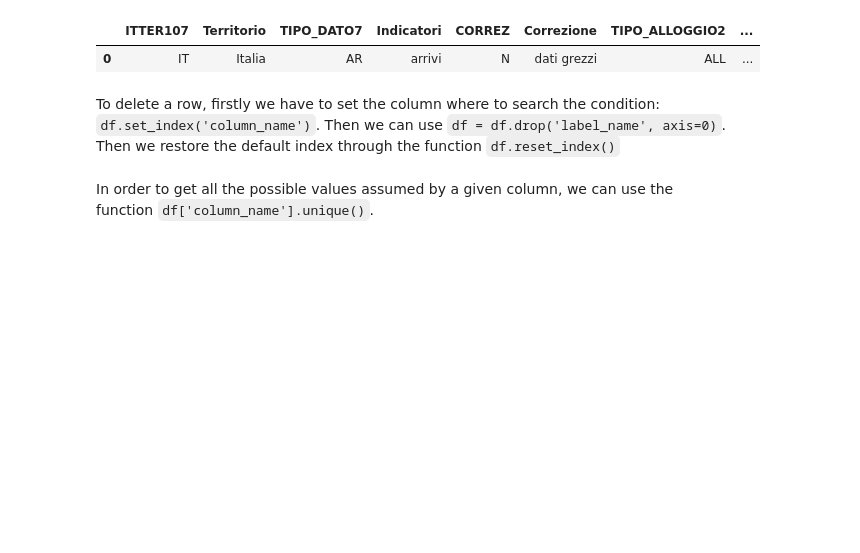
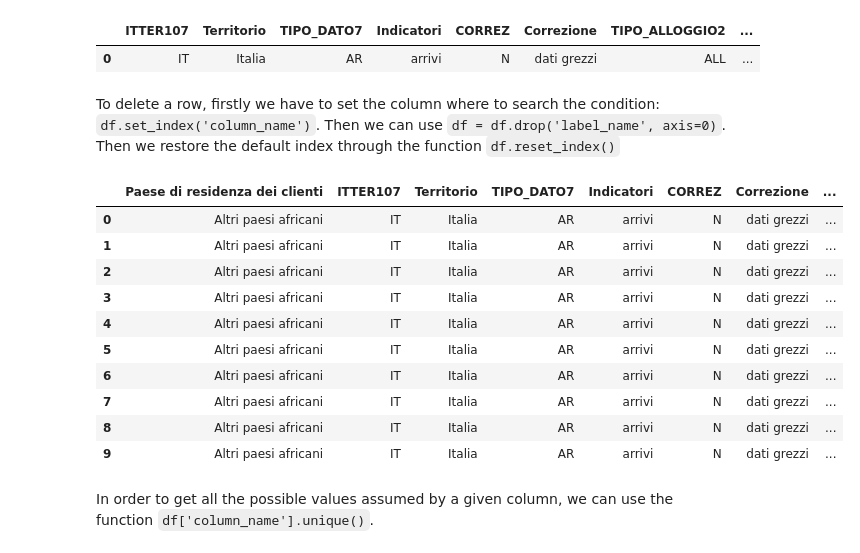
Before and after one commit to alod83/dj-infouma, a Jupyter notebook: DataAnalysis/DescriptiveStatistics/DataAnalysis-theory.ipynb, the cells around one changed output. Drawn from its saved outputs; the diff is of its cells as text; code cells hidden in the pictures; blank space fills up the shorter version.

```diff
--- a/DataAnalysis/DescriptiveStatistics/DataAnalysis-theory.ipynb
+++ b/DataAnalysis/DescriptiveStatistics/DataAnalysis-theory.ipynb
@@ -35,7 +40,20 @@ To delete a row, firstly we have to set the column where to search the condition
 # %%
 df = df.set_index('Paese di residenza dei clienti')
 df = df.drop('Altri', axis=0)
 df = df.reset_index()
+df.head(10)
+# %% [output]
+|  | Paese di residenza dei clienti | ITTER107 | Territorio | TIPO_DATO7 | Indicatori | CORREZ | Correzione | ... |
+| 0 | Altri paesi africani | IT | Italia | AR | arrivi | N | dati grezzi | ... |
+| 1 | Altri paesi africani | IT | Italia | AR | arrivi | N | dati grezzi | ... |
+| 2 | Altri paesi africani | IT | Italia | AR | arrivi | N | dati grezzi | ... |
+| 3 | Altri paesi africani | IT | Italia | AR | arrivi | N | dati grezzi | ... |
+| 4 | Altri paesi africani | IT | Italia | AR | arrivi | N | dati grezzi | ... |
+| 5 | Altri paesi africani | IT | Italia | AR | arrivi | N | dati grezzi | ... |
+| 6 | Altri paesi africani | IT | Italia | AR | arrivi | N | dati grezzi | ... |
+| 7 | Altri paesi africani | IT | Italia | AR | arrivi | N | dati grezzi | ... |
+| 8 | Altri paesi africani | IT | Italia | AR | arrivi | N | dati grezzi | ... |
+| 9 | Altri paesi africani | IT | Italia | AR | arrivi | N | dati grezzi | ... |
 # %% [markdown]
 In order to get all the possible values assumed by a given column, we can use the function `df['column_name'].unique()`.
 # %%
```
Also changed, not shown: parts of 15 cells of this notebook.
